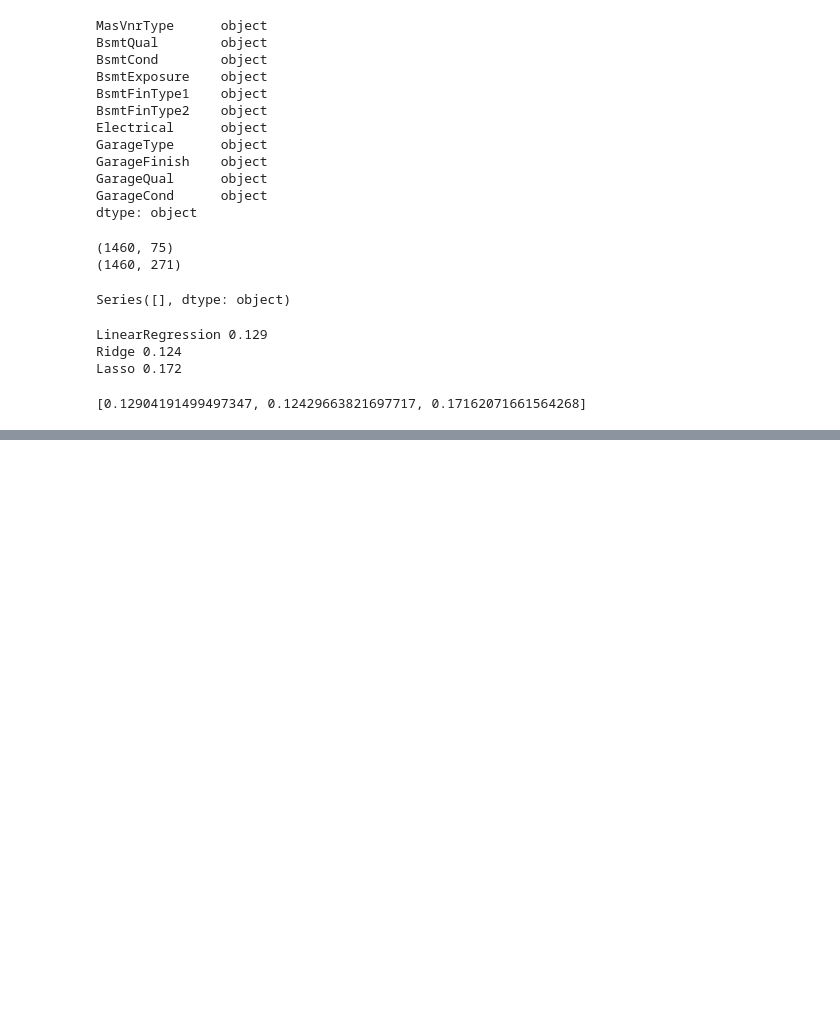
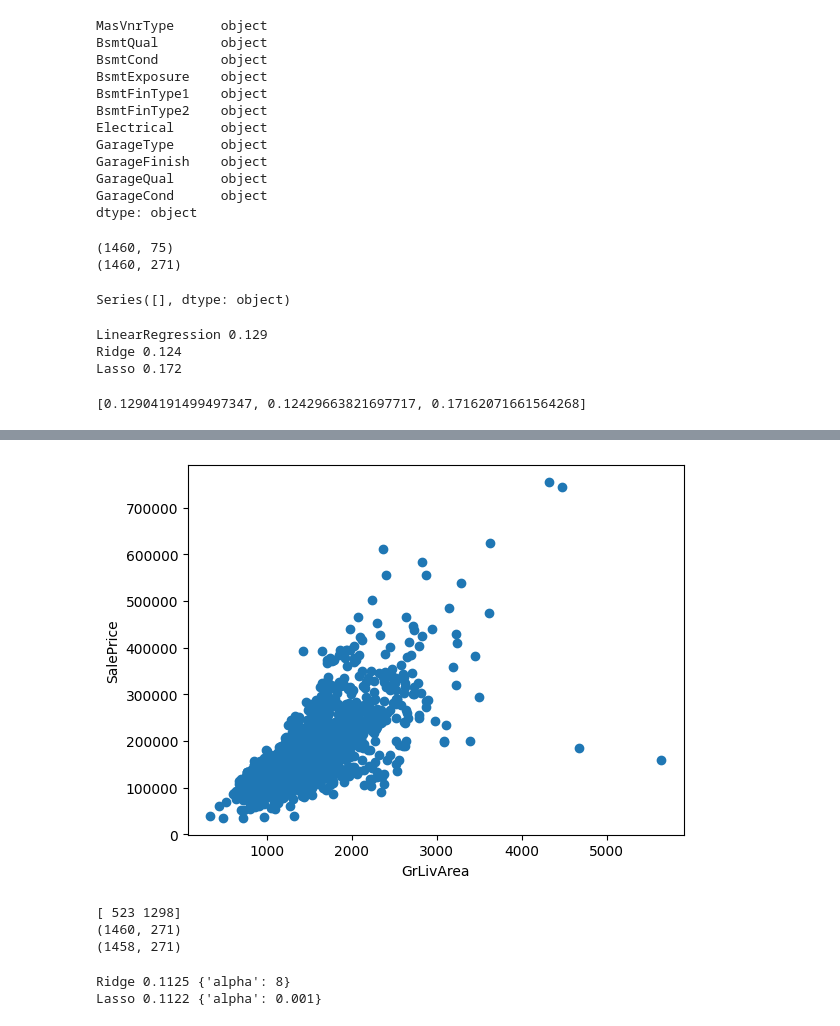
Before and after one commit to YoonTae98/machine_learning, a Jupyter notebook: ch05/5_4.ipynb, the cells around one changed output, grey strips where cells are left out. Cells and saved outputs as stored; diff of their text form; code cells hidden in the pictures; blank space fills up the shorter version.

```diff
--- a/ch05/5_4.ipynb
+++ b/ch05/5_4.ipynb
@@ -158,0 +278,35 @@ visualize_coef(models)
+# %%
+plt.scatter(x = df_org["GrLivArea"], y = df_org["SalePrice"])
+plt.ylabel("SalePrice")
+plt.xlabel("GrLivArea")
+plt.show()
+# %% [output]
+[figure, added]
+# %%
+cond1 = df_ohe["GrLivArea"] > np.log1p(4000)
+cond2 = df_ohe["SalePrice"] < np.log1p(500000)
+outlier_index = df_ohe[cond1 & cond2].index
+
+print(outlier_index.values)
+print(df_ohe.shape)
+df_ohe.drop(outlier_index, axis = 0, inplace = True)
+print(df_ohe.shape)
+# %% [output]
+[ 523 1298]
+(1460, 271)
+(1458, 271)
+# %%
+y_target = df_ohe["SalePrice"]
+X_features = df_ohe.drop("SalePrice", axis = 1, inplace = False)
+
+X_train, X_test, y_train, y_test = train_test_split(X_features, y_target,
+                test_size = 0.2, random_state = 156)
+
+ridge_params = {"alpha": [0.05, 0.1, 1, 5, 8, 10, 12, 15, 20]}
+lasso_params = {"alpha": [0.001, 0.005, 0.008, 0.03, 0.05, 0.1, 0.5, 1, 5, 10]}
+
+best_ridge = print_best_params(ridge_reg, ridge_params)
+best_lasso = print_best_params(lasso_reg, lasso_params)
+# %% [output]
+Ridge 0.1125 {'alpha': 8}
+Lasso 0.1122 {'alpha': 0.001}
```
Also changed, not shown: parts of 17 cells of this notebook, 5 other files.
